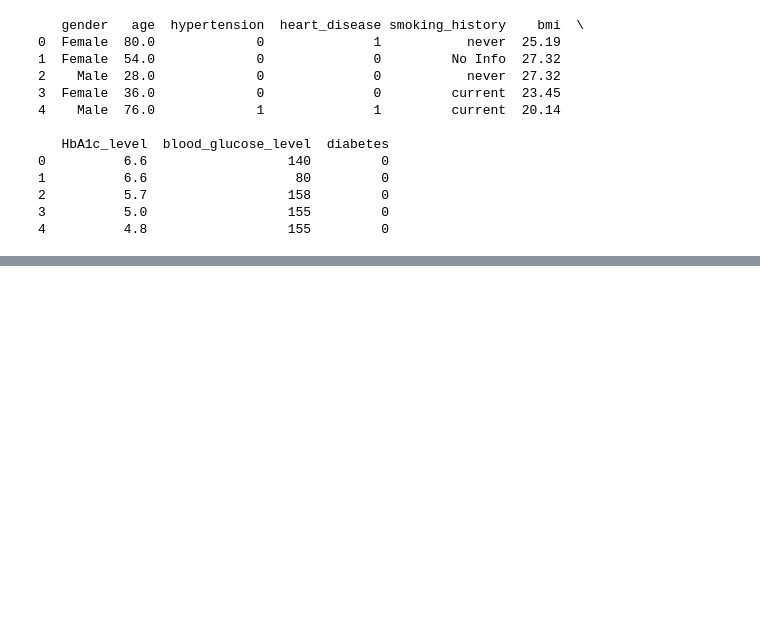
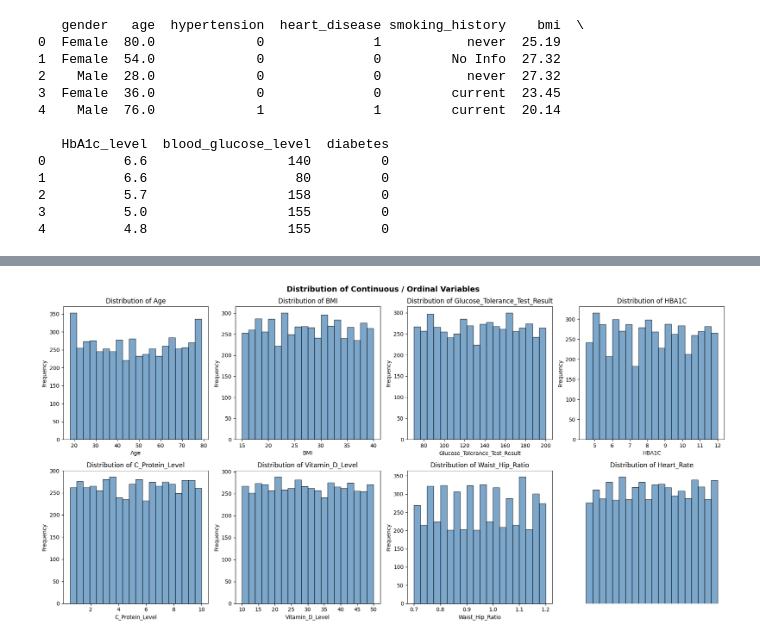
Before and after one commit to Ethan-Shak/SC3021_SDAB_Group_3, a Jupyter notebook: SC3021_Group_3.ipynb, the cells around one changed output, grey strips where cells are left out. Cells and saved outputs as stored; diff of their text form; code cells hidden in the pictures; blank space fills up the shorter version.

```diff
--- a/SC3021_Group_3.ipynb
+++ b/SC3021_Group_3.ipynb
@@ -182,10 +140,3 @@ print(df_AMERICAA.head())
 4     4.0
 
 [5 rows x 22 columns]
-# %%
-print(f"Dataset Columns:")
-for i in df_AMERICAA.columns:
-  print("- "+ i)
-num_rows = df_AMERICAA.shape[0]
-print(f"Number of rows: {num_rows}")
-print(f"This dataset contains missing/NULL values: {df_AMERICAA.isnull().any().any()}")
@@ -259,0 +425,16 @@ This Indonesia diabetes dataset contains 100,000 individual-level records and ou
+# %%
+continuous_cols = ['Age', 'BMI', 'Glucose_Tolerance_Test_Result', 'HBA1C',
+                   'C_Protein_Level', 'Vitamin_D_Level', 'Waist_Hip_Ratio', 'Heart_Rate']
+fig, axes = plt.subplots(2, 4, figsize=(18, 9))
+axes = axes.flatten()
+for i, col in enumerate(continuous_cols):
+    axes[i].hist(df_india[col].dropna(), bins=20, color='steelblue', edgecolor='black', alpha=0.7)
+    axes[i].set_title(f'Distribution of {col}')
+    axes[i].set_xlabel(col)
+    axes[i].set_ylabel('Frequency')
+axes[-1].axis('off')
+plt.suptitle('Distribution of Continuous / Ordinal Variables', fontsize=14, fontweight='bold')
+plt.tight_layout()
+plt.show()
+# %% [output]
+[figure, added]
```
Also changed, not shown: parts of 106 cells of this notebook.
